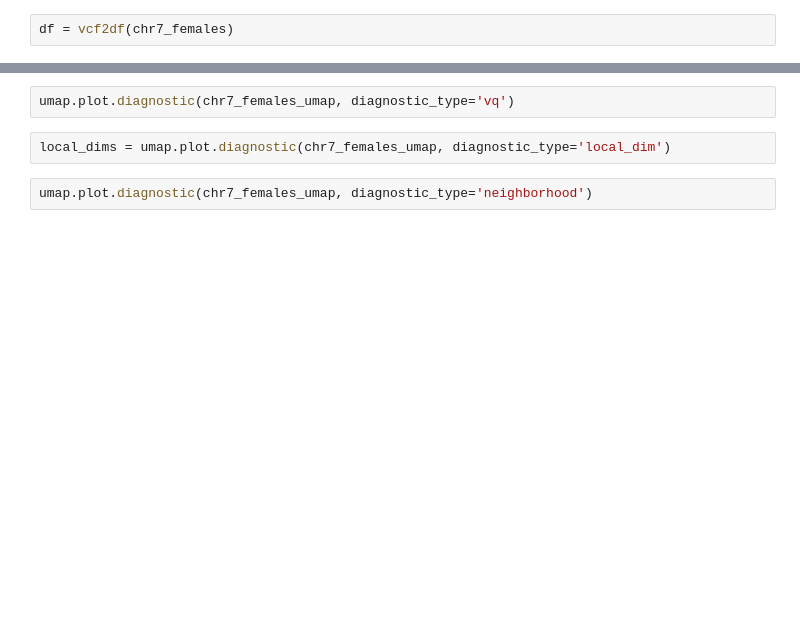
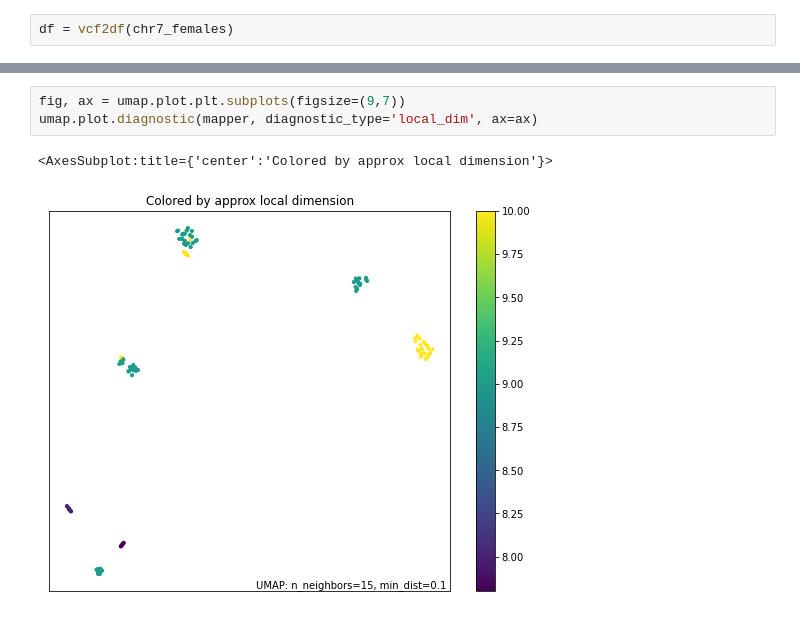
Before and after one commit to janneengestoft/birc-project, a Jupyter notebook: notebooks/UMAP.ipynb, the cells around one changed output, grey strips where cells are left out. Cells and saved outputs as stored; diff of their text form; blank space fills up the shorter version.

```diff
--- a/notebooks/UMAP.ipynb
+++ b/notebooks/UMAP.ipynb
@@ -105,6 +112,6 @@ ValueError: Could not find embedding attribute of umap_object
-# %%
-umap.plot.diagnostic(chr7_females_umap, diagnostic_type='vq')
 # %%
-local_dims = umap.plot.diagnostic(chr7_females_umap, diagnostic_type='local_dim')
+fig, ax = umap.plot.plt.subplots(figsize=(9,7))
+umap.plot.diagnostic(mapper, diagnostic_type='local_dim', ax=ax)
+# %% [output]
+<AxesSubplot:title={'center':'Colored by approx local dimension'}>
+[figure, added]
-# %%
-umap.plot.diagnostic(chr7_females_umap, diagnostic_type='neighborhood')
```
Also changed, not shown: parts of 14 cells of this notebook, 3 other files.
